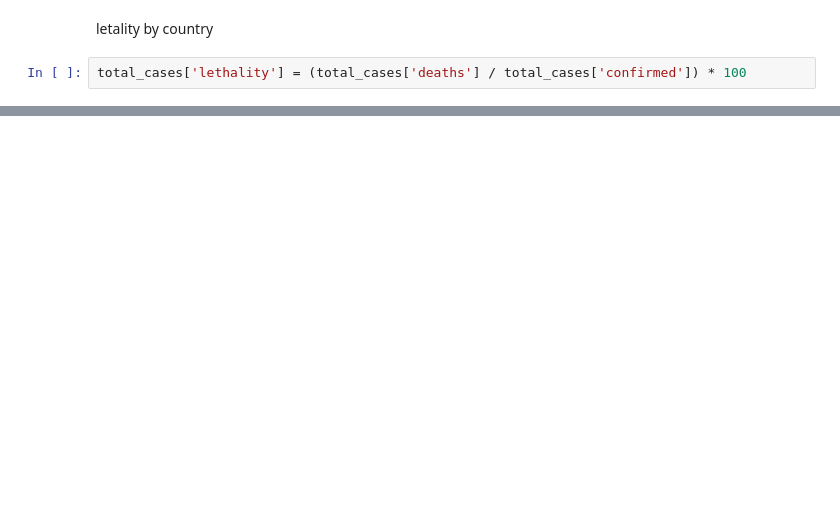
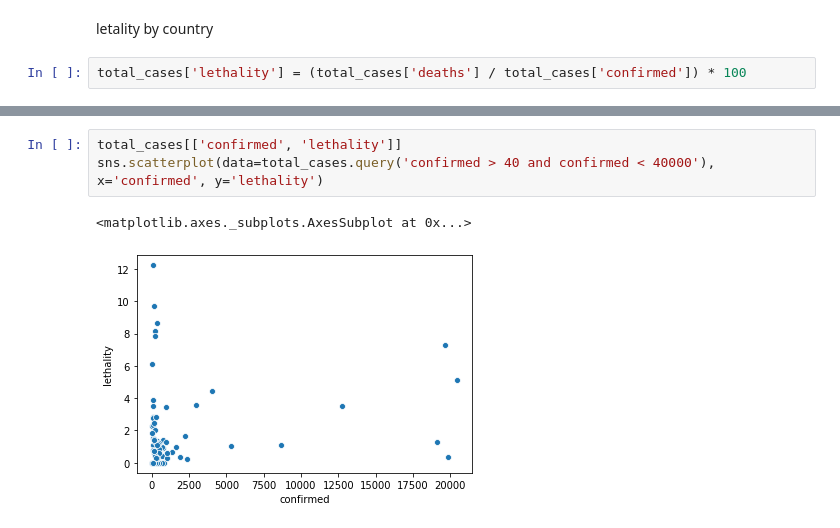
Before and after one commit to kaiocesar/data-science-health, a Jupyter notebook: Data-Science-Health.ipynb, the cells around one changed output, grey strips where cells are left out. Saved outputs shown, nothing was run; the diff lists cells and outputs as text; blank space fills up the shorter version.

```diff
--- a/Data-Science-Health.ipynb
+++ b/Data-Science-Health.ipynb
@@ -132,0 +133,6 @@ Name: Ukraine, dtype: float64
+# %%
+total_cases[['confirmed', 'lethality']]
+sns.scatterplot(data=total_cases.query('confirmed > 40 and confirmed < 40000'), x='confirmed', y='lethality')
+# %% [output]
+<matplotlib.axes._subplots.AxesSubplot at 0x...>
+[figure, added]
```
Also changed, not shown: parts of 18 cells of this notebook.
